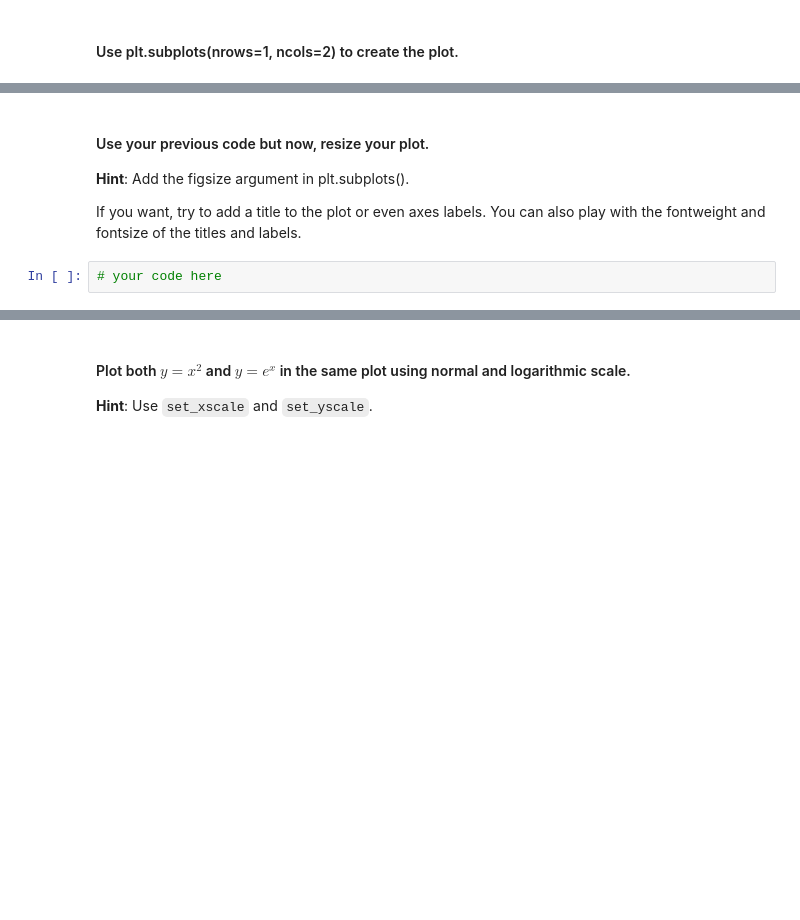
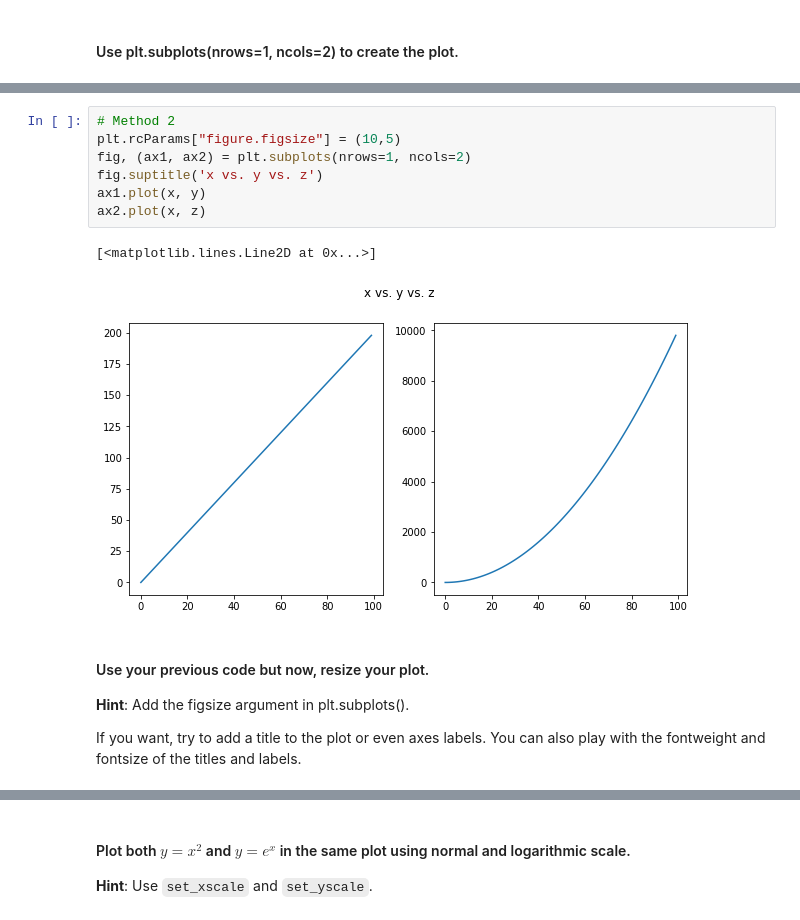
Before and after one commit to ta-datapt-bcn/lab-matplotlib-seaborn, a Jupyter notebook: your-code/main.ipynb, the cells around one changed output, grey strips where cells are left out. Saved outputs shown, nothing was run; the diff lists cells and outputs as text; blank space fills up the shorter version.

```diff
--- a/your-code/main.ipynb
+++ b/your-code/main.ipynb
@@ -32,7 +48,15 @@ Also, play around with the linewidth and style. Use the ones you're most happy w
+# %%
+# Method 2
+plt.rcParams["figure.figsize"] = (10,5)
+fig, (ax1, ax2) = plt.subplots(nrows=1, ncols=2)
+fig.suptitle('x vs. y vs. z')
+ax1.plot(x, y)
+ax2.plot(x, z)
+# %% [output]
+[<matplotlib.lines.Line2D at 0x...>]
+[figure, added]
 # %% [markdown]
 #### Use your previous code but now, resize your plot.
 **Hint**: Add the figsize argument in plt.subplots().
 
 If you want, try to add a title to the plot or even axes labels. You can also play with the fontweight and fontsize of the titles and labels.
-# %%
-# your code here
```
Also changed, not shown: parts of 40 cells of this notebook, 2 other files.
